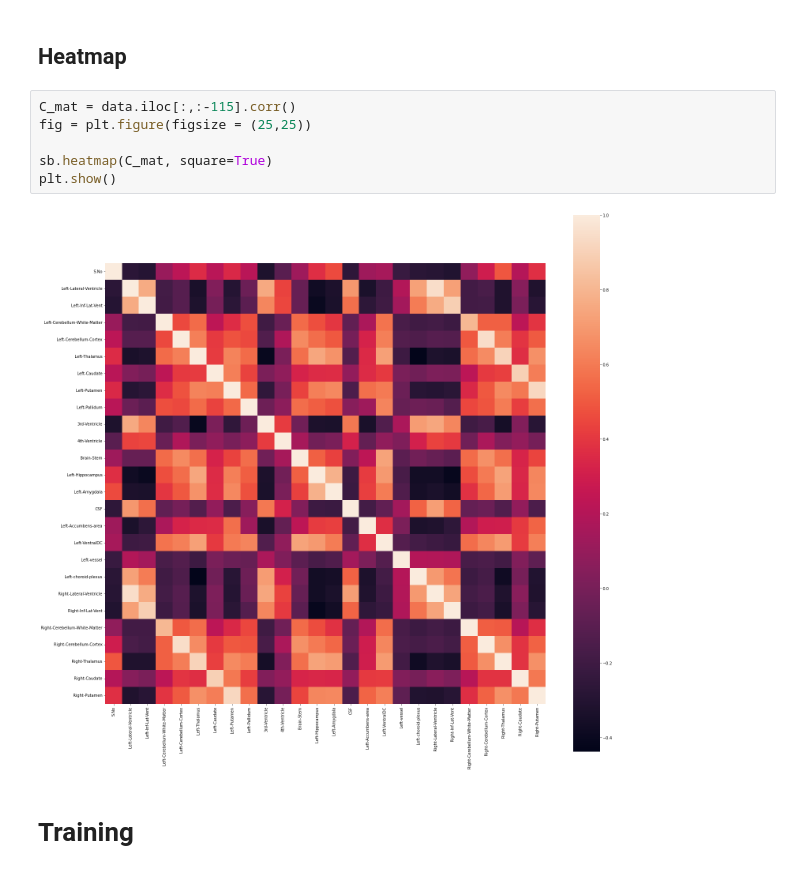
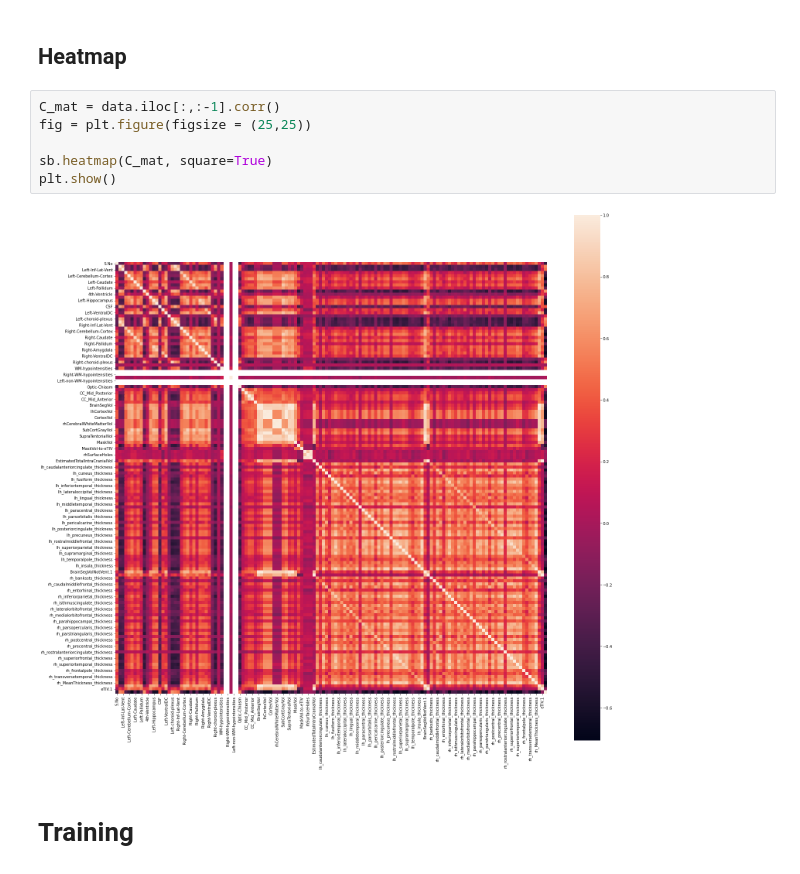
Before and after one commit to nickknapton12/BMEN415_Final_Project, a Jupyter notebook: Regression/Nick/PLS.ipynb, the cells around one changed output. Saved outputs shown, nothing was run; the diff lists cells and outputs as text.

```diff
--- a/Regression/Nick/PLS.ipynb
+++ b/Regression/Nick/PLS.ipynb
@@ -67,13 +67,13 @@ pca_df.describe()
 # %% [markdown]
 ## Heatmap
 # %%
-C_mat = data.iloc[:,:-115].corr()
+C_mat = data.iloc[:,:-1].corr()
 fig = plt.figure(figsize = (25,25))
 
 sb.heatmap(C_mat, square=True)
 plt.show()
 # %% [output]
-[figure, old version]
+[figure, new version]
 # %% [markdown]
 # Training
 # %%
```
Also changed, not shown: parts of 1 cell of this notebook, 2 other files.
